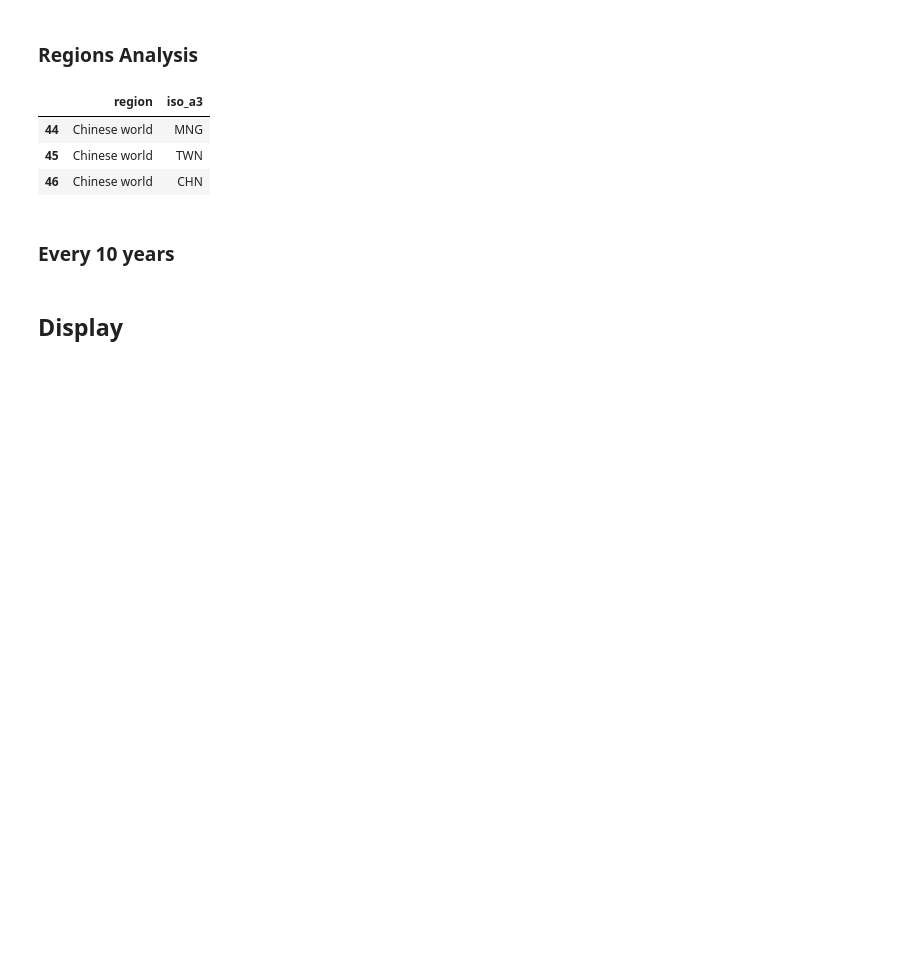
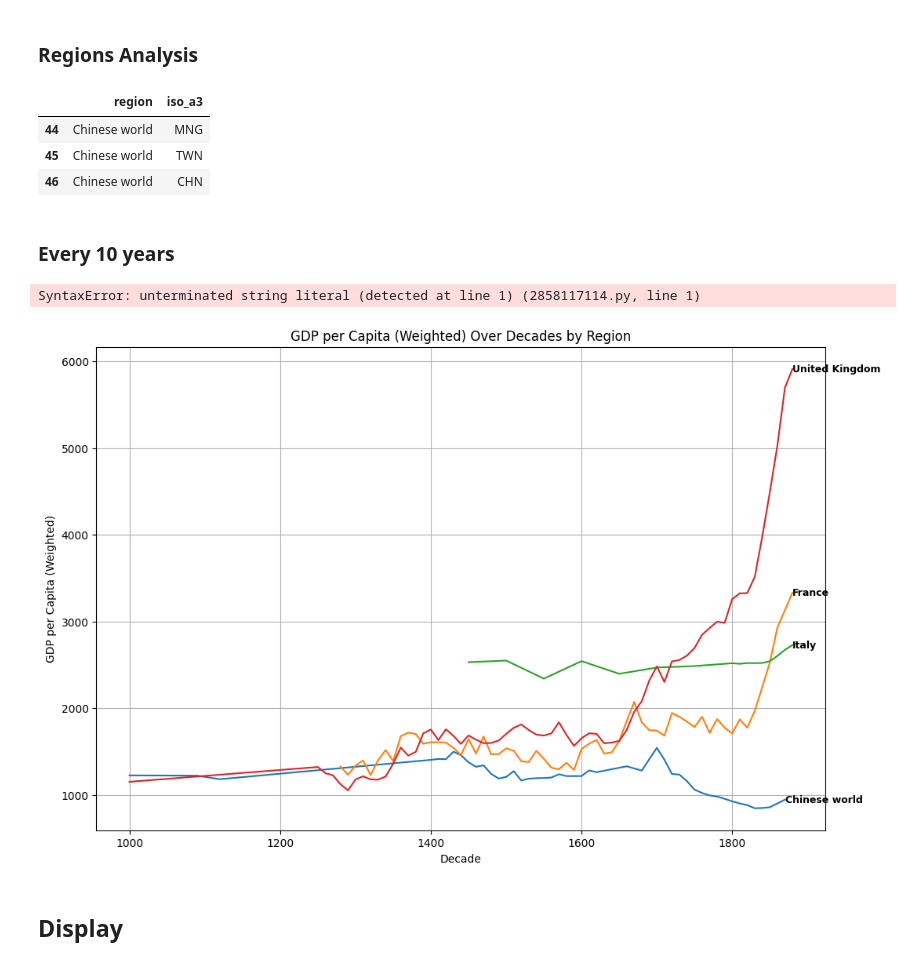
Before and after one commit to charlesdedampierre/cultura, a Jupyter notebook: 0 - create_gdp_data.ipynb, the cells around one changed output. Cells and saved outputs as stored; diff of their text form; code cells hidden in the pictures; blank space fills up the shorter version.

```diff
--- a/0 - create_gdp_data.ipynb
+++ b/0 - create_gdp_data.ipynb
@@ -268,6 +268,37 @@ df_pop_regions = df_pop_regions.rename(columns={0: 'pop'})
 # Weighted GDP and population
 df_gdp_weighted_pop = pd.merge(df_gdp_weighted, df_pop_regions, on = ['region', 'decade'])
 df_gdp_weighted_pop.to_csv('other_data/gdp_weighted_pop_decade.csv', index=False)
+# %%
+ France, l'Italie, Chine et UK ?
+# %% [output]
+SyntaxError: unterminated string literal (detected at line 1) (2858117114.py, line 1)
+# %%
+df_fig = df_gdp_weighted_pop[df_gdp_weighted_pop['region'].isin(['France', 'Italy', 'Chinese world','United Kingdom'])]
+# %%
+import matplotlib.pyplot as plt
+
+import numpy as np
+
+# Re-plotting with country labels near each line
+plt.figure(figsize=(12, 8))
+
+for region in df_fig['region'].unique():
+    subset = df_fig[df_fig['region'] == region]
+    plt.plot(subset['decade'], subset['gdp_pc_weighted'], label=region)
+
+    # Adding text label near the end of each line
+    plt.text(subset['decade'].values[-1], subset['gdp_pc_weighted'].values[-1], region,
+             verticalalignment='center', fontsize=9, weight='bold')
+
+# Adding plot details
+plt.title("GDP per Capita (Weighted) Over Decades by Region")
+plt.xlabel("Decade")
+plt.ylabel("GDP per Capita (Weighted)")
+plt.grid(visible=True)
+
+plt.show()
+# %% [output]
+[figure, added]
 # %% [markdown]
 ## Display
 # %%
```
Also changed, not shown: parts of 2 cells of this notebook, 10 other files.
